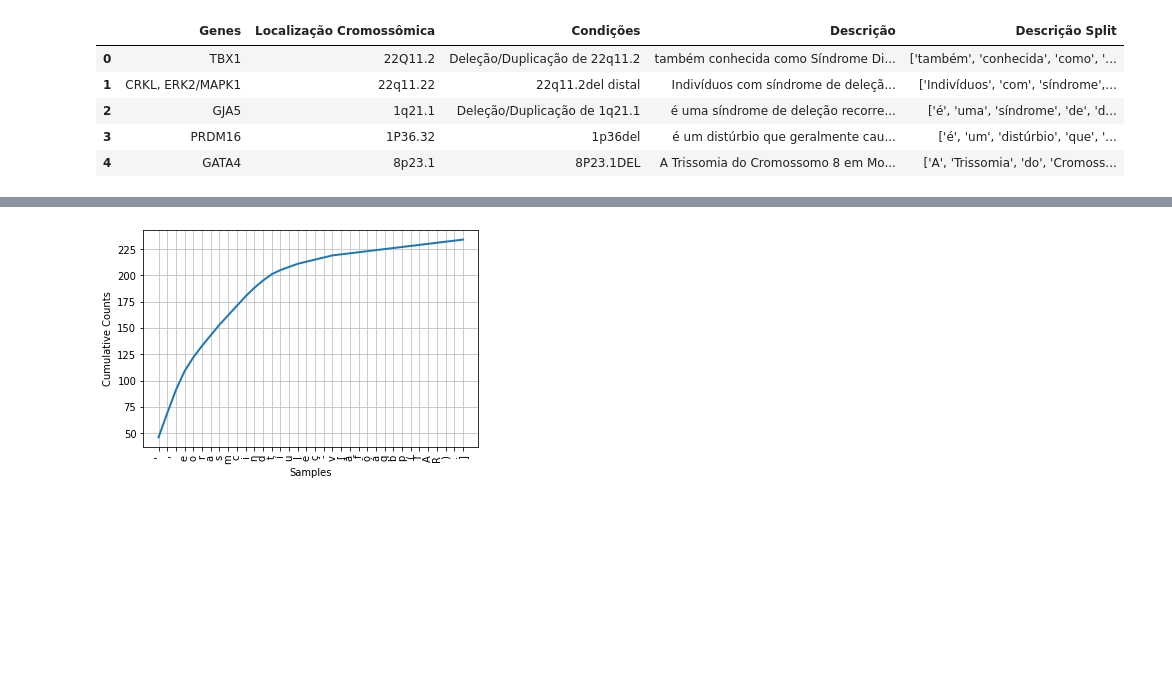
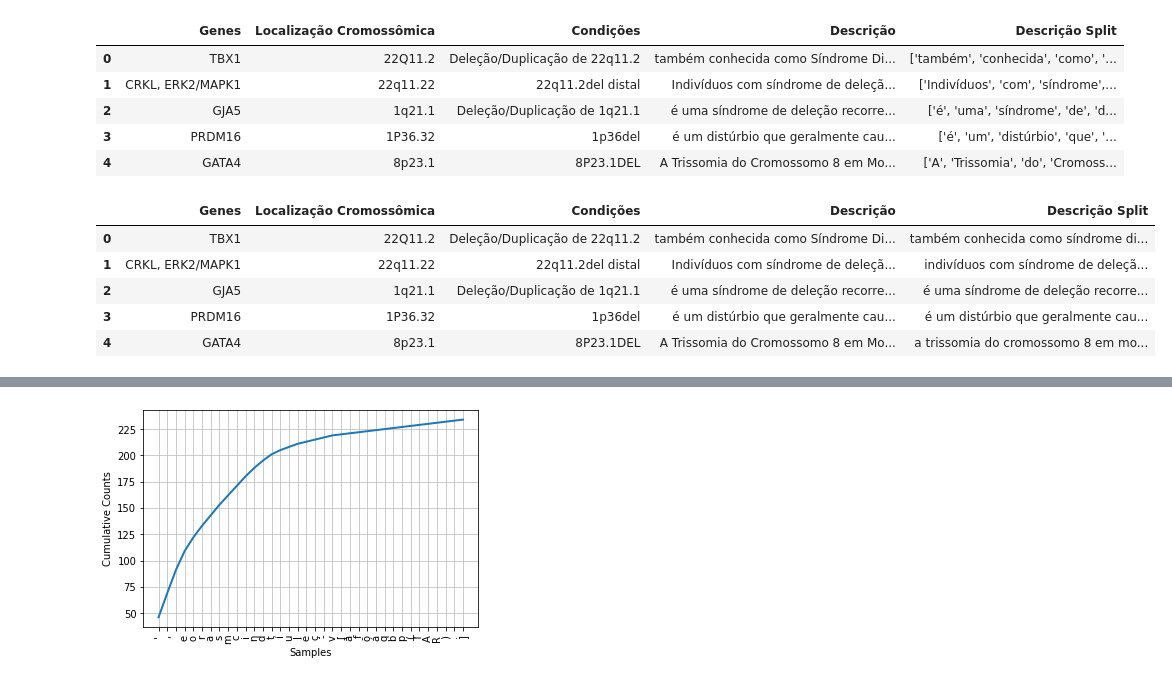
Before and after one commit to cantaruttim/IC_FATEC, a Jupyter notebook: Teste_ic.ipynb, the cells around one changed output, grey strips where cells are left out. Drawn from its saved outputs; the diff is of its cells as text; code cells hidden in the pictures; blank space fills up the shorter version.

```diff
--- a/Teste_ic.ipynb
+++ b/Teste_ic.ipynb
@@ -143,3 +143,15 @@ gene.head()
 | 2 | GJA5 | 1q21.1 | Deleção/Duplicação de 1q21.1 | é uma síndrome de deleção recorre... | ['é', 'uma', 'síndrome', 'de', 'd... |
 | 3 | PRDM16 | 1P36.32 | 1p36del | é um distúrbio que geralmente cau... | ['é', 'um', 'distúrbio', 'que', '... |
 | 4 | GATA4 | 8p23.1 | 8P23.1DEL | A Trissomia do Cromossomo 8 em Mo... | ['A', 'Trissomia', 'do', 'Cromoss... |
+# %%
+# Usei o código anterior para poder converter todo o texto em minúsculo
+
+gene['Descrição Split'] = [token.lower() for token in gene['Descrição'] if str(token.split())]
+gene.head()
+# %% [output]
+|  | Genes | Localização Cromossômica | Condições | Descrição | Descrição Split |
+| 0 | TBX1 | 22Q11.2 | Deleção/Duplicação de 22q11.2 | também conhecida como Síndrome Di... | também conhecida como síndrome di... |
+| 1 | CRKL, ERK2/MAPK1 | 22q11.22 | 22q11.2del distal | Indivíduos com síndrome de deleçã... | indivíduos com síndrome de deleçã... |
+| 2 | GJA5 | 1q21.1 | Deleção/Duplicação de 1q21.1 | é uma síndrome de deleção recorre... | é uma síndrome de deleção recorre... |
+| 3 | PRDM16 | 1P36.32 | 1p36del | é um distúrbio que geralmente cau... | é um distúrbio que geralmente cau... |
+| 4 | GATA4 | 8p23.1 | 8P23.1DEL | A Trissomia do Cromossomo 8 em Mo... | a trissomia do cromossomo 8 em mo... |
```
Also changed, not shown: parts of 1 cell of this notebook.
